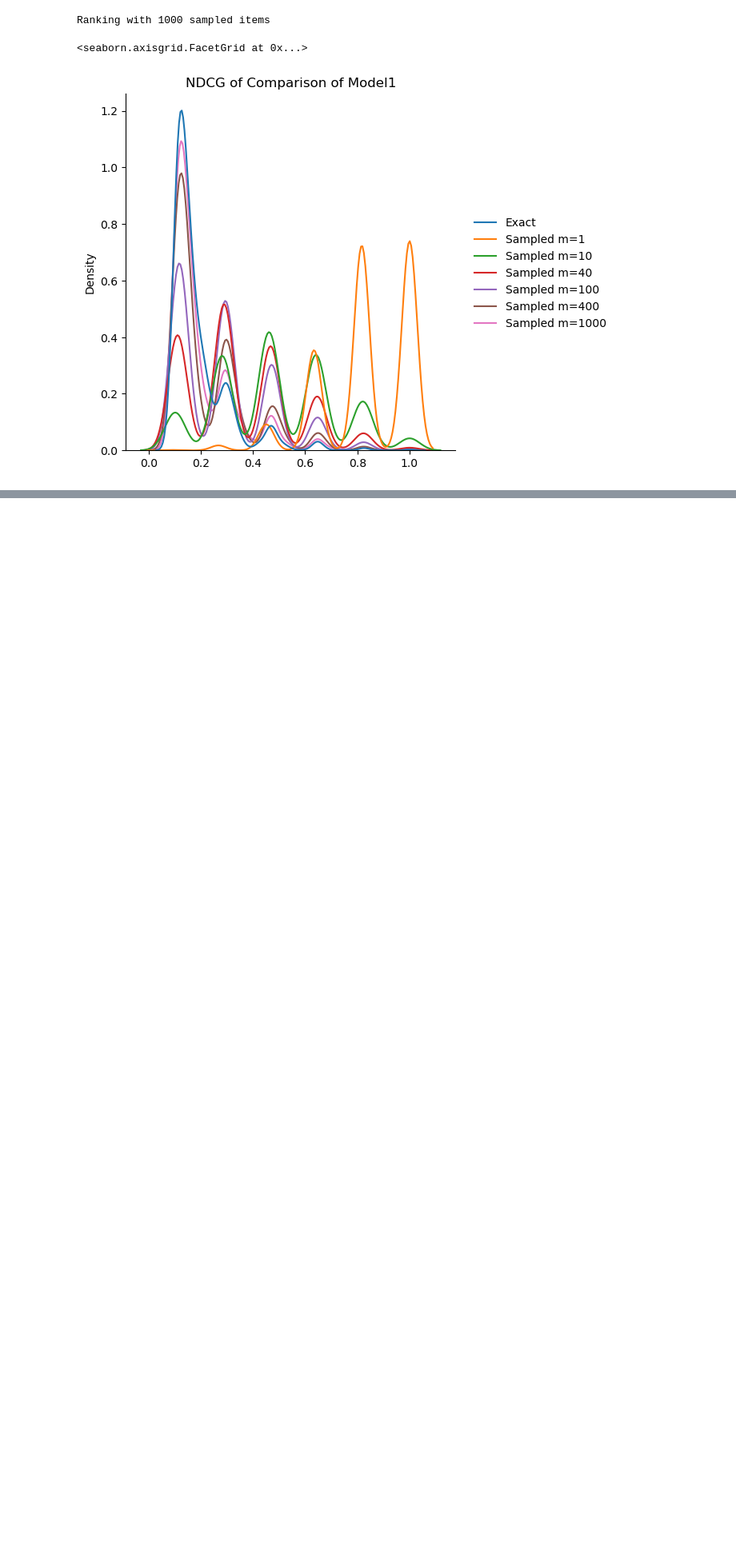
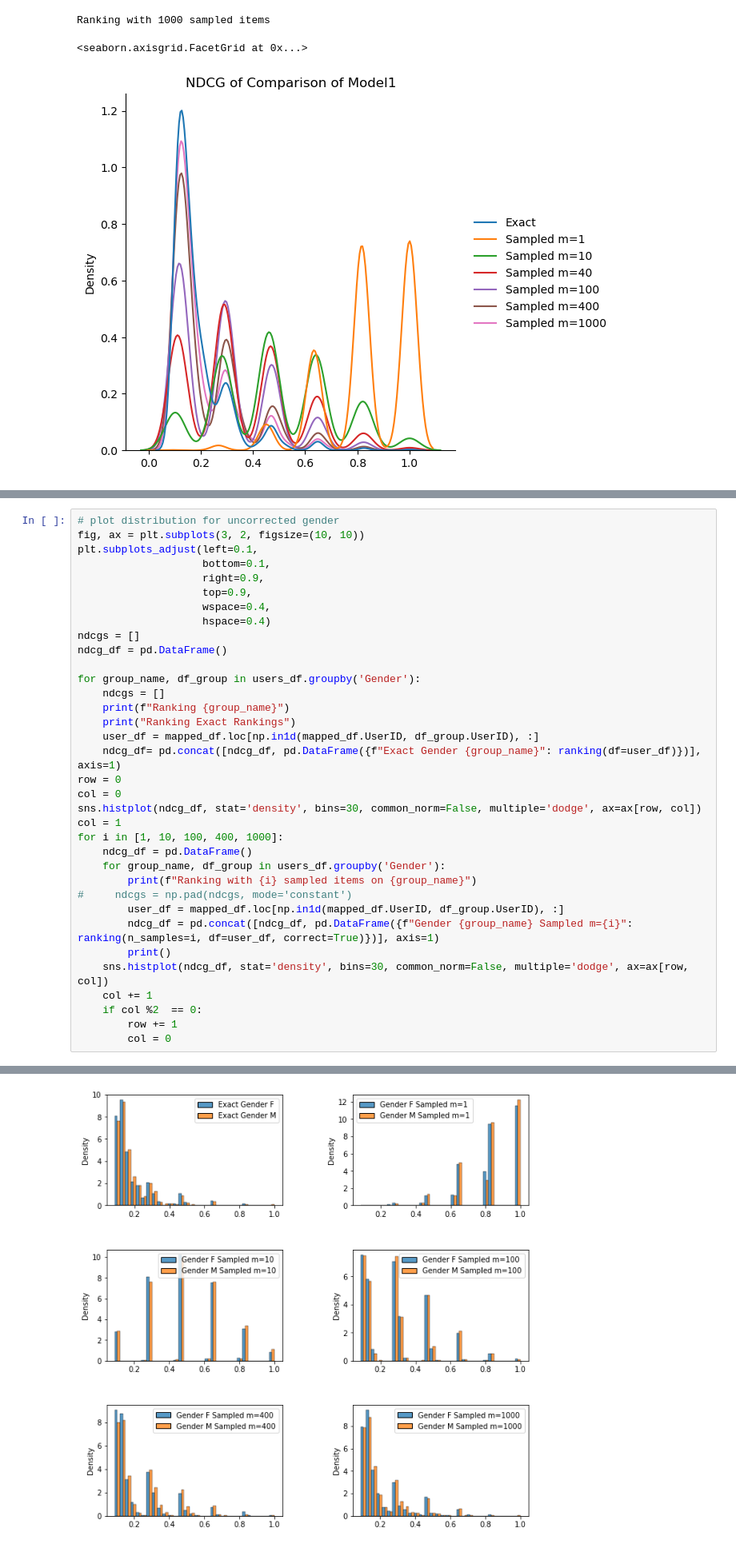
Before and after one commit to Poonyapat-S/SamplingBias, a Jupyter notebook: Test-sampling.ipynb, the cells around one changed output, grey strips where cells are left out. Shown at 80% size. Cells and saved outputs as stored; diff of their text form; blank space fills up the shorter version.

```diff
--- a/Test-sampling.ipynb
+++ b/Test-sampling.ipynb
@@ -463,0 +468,36 @@ TypeError: rank_samples() missing 1 required positional argument: 'unique_users'
+# %%
+# plot distribution for uncorrected gender
+fig, ax = plt.subplots(3, 2, figsize=(10, 10))
+plt.subplots_adjust(left=0.1,
+                    bottom=0.1,
+                    right=0.9,
+                    top=0.9,
+                    wspace=0.4,
+                    hspace=0.4)
+ndcgs = []
+ndcg_df = pd.DataFrame()
+
+for group_name, df_group in users_df.groupby('Gender'):
+    ndcgs = []
+    print(f"Ranking {group_name}")
+    print("Ranking Exact Rankings")
+    user_df = mapped_df.loc[np.in1d(mapped_df.UserID, df_group.UserID), :]
+    ndcg_df= pd.concat([ndcg_df, pd.DataFrame({f"Exact Gender {group_name}": ranking(df=user_df)})], axis=1)
+row = 0
+col = 0
+sns.histplot(ndcg_df, stat='density', bins=30, common_norm=False, multiple='dodge', ax=ax[row, col])
+col = 1
+for i in [1, 10, 100, 400, 1000]:
+    ndcg_df = pd.DataFrame()
+    for group_name, df_group in users_df.groupby('Gender'):
+        print(f"Ranking with {i} sampled items on {group_name}")
+#     ndcgs = np.pad(ndcgs, mode='constant')
+        user_df = mapped_df.loc[np.in1d(mapped_df.UserID, df_group.UserID), :]
+        ndcg_df = pd.concat([ndcg_df, pd.DataFrame({f"Gender {group_name} Sampled m={i}": ranking(n_samples=i, df=user_df, correct=True)})], axis=1)
+        print()
+    sns.histplot(ndcg_df, stat='density', bins=30, common_norm=False, multiple='dodge', ax=ax[row, col])
+    col += 1
+    if col %2  == 0:
+        row += 1
+        col = 0
+# %% [output]
@@ -463,0 +518 @@ TypeError: rank_samples() missing 1 required positional argument: 'unique_users'
+[figure, added]
```
Also changed, not shown: parts of 3 cells of this notebook.
